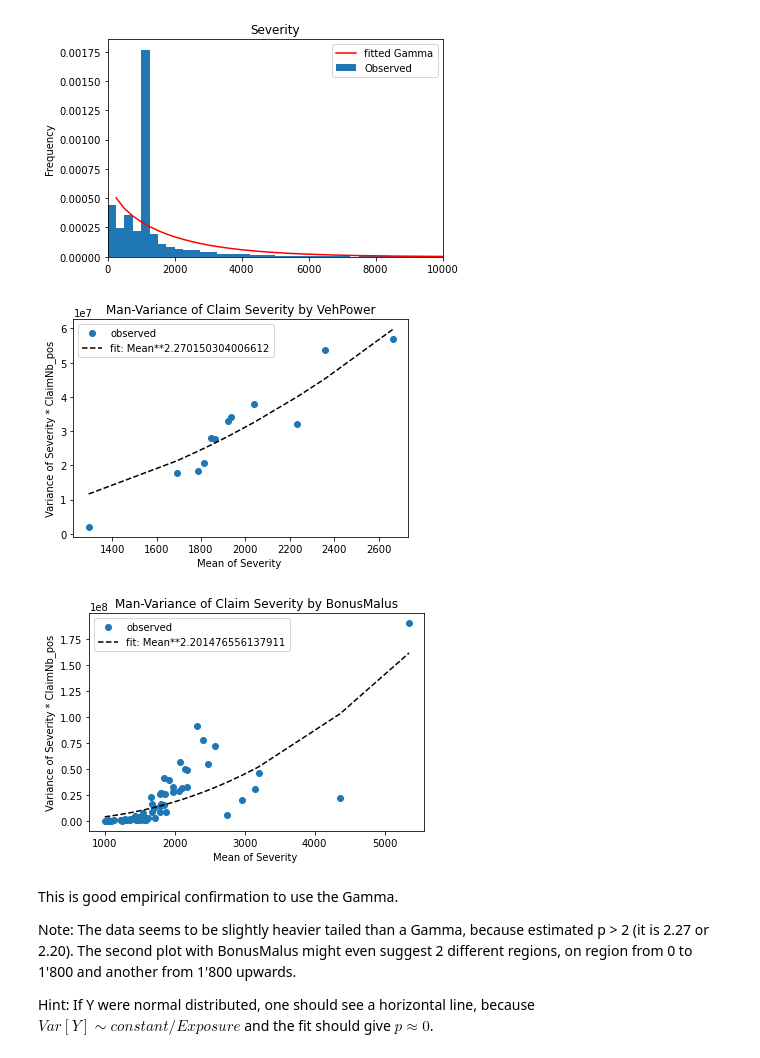
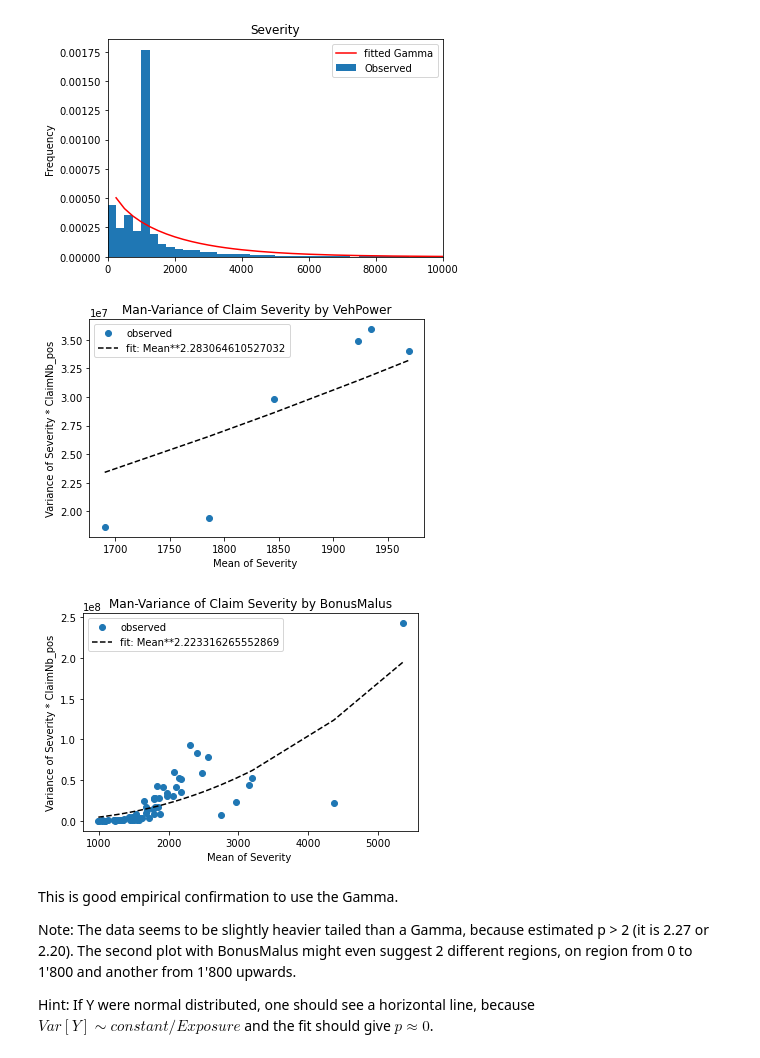
Before and after one commit to Quantco/glum, a Jupyter notebook: docs/tutorials/glm_french_motor_tutorial/glm_french_motor.ipynb, the cells around one changed output. Cells and saved outputs as stored; diff of their text form; code cells hidden in the pictures.

```diff
--- a/docs/tutorials/glm_french_motor_tutorial/glm_french_motor.ipynb
+++ b/docs/tutorials/glm_french_motor_tutorial/glm_french_motor.ipynb
@@ -227,0 +54,3 @@ Deprecated in NumPy 1.20; for more details and guidance: https://numpy.org/devdo
+# %%
+df = load_transform()
+df.describe()
@@ -335,3 +84,0 @@ def gen_col_trans(drop=True, standardize=False):
-# %%
-col_trans_GLM1, col_trans_GLM1_names = gen_col_trans(drop=True, standardize=False)
-col_trans_GLM1.fit(df);
@@ -401,12 +135,16 @@ Next, we want to check the mean-variance relationship of the Poisson distributio
 # Plot estimates Var[Y] vs E[Y]/Exposure
 # Note: We group by VehPower in order to have different E[Y].
 
+
 def my_agg(x):
     """See https://stackoverflow.com/q/44635626"""
+    x_freq = x['Freq']
+    x_expos = x['Exposure']
+    n = x_freq.shape[0]
     names = {
-        'Freq_mean': np.average(x['Freq'], weights=x['Exposure']),
-        'Freq_var': var_weighted(x['Freq'], weights=x['Exposure'], method=2),
-        'Exposure_sum': x['Exposure'].sum()
+        'Freq_mean': np.average(x_freq, weights=x_expos),
+        'Freq_var': 1/(n-1) * np.sum((x_expos/np.sum(x_expos)) * (x_freq-np.average(x_freq, weights=x_expos))**2),
+        'Exposure_sum': x_expos.sum()
     }
     return pd.Series(names, index=['Freq_mean', 'Freq_var', 'Exposure_sum'])
 
@@ -709,44 +312,47 @@ plt.xlim(left=0, right = 1e4);
 
 def my_agg(x):
     """See https://stackoverflow.com/q/44635626"""
+    x_sev = x['Sev']
+    x_cnb = x['ClaimNb_pos']
+    n = x_sev.shape[0]
     names = {
-        'Sev_mean': np.average(x['Sev'], weights=x['ClaimNb_pos']),
-        'Sev_var': var_weighted(x['Sev'], weights=x['ClaimNb_pos'], method=1),
-        'ClaimNb_pos_sum': x['ClaimNb_pos'].sum()
+        'Sev_mean': np.average(x_sev, weights=x_cnb),
+        'Sev_var': 1/(n-1) * np.sum((x_cnb/np.sum(x_cnb)) * (x_sev-np.average(x_sev, weights=x_cnb))**2),
+        'ClaimNb_pos_sum': x_cnb.sum()
     }
     return pd.Series(names, index=['Sev_mean', 'Sev_var', 'ClaimNb_pos_sum'])
 
 for col in ['VehPower', 'BonusMalus']:
     claims = df.groupby(col)['ClaimNb_pos'].sum()
     df_plot = (df.loc[df[col].isin(claims[claims >= 4].index), :]
                .query('ClaimNb_pos > 0')
                .assign(Sev = lambda x: x['ClaimAmountCut']/x['ClaimNb_pos'])
                .groupby(col)
                .apply(my_agg)
               )
 
     plt.plot(df_plot['Sev_mean'], df_plot['Sev_var'] * df_plot['ClaimNb_pos_sum'], '.',
              markersize=12, label='observed')
 
     # fit: mean**p/claims
     p = optimize.curve_fit(lambda x, p: np.power(x, p),
                            df_plot['Sev_mean'].values,
                            df_plot['Sev_var'] * df_plot['ClaimNb_pos_sum'],
                            p0 = [2])[0][0]
     df_fit = pd.DataFrame({'x': df_plot['Sev_mean'],
                            'y': np.power(df_plot['Sev_mean'], p)})
     df_fit = df_fit.sort_values('x')
 
     plt.plot(df_fit.x, df_fit.y,
              'k--', label='fit: Mean**{}'.format(p))
     plt.xlabel('Mean of Severity ')
     plt.ylabel('Variance of Severity * ClaimNb_pos')
     plt.legend()
     plt.title('Man-Variance of Claim Severity by {}'.format(col))
     plt.show()
 # %% [output]
-[figure, old version]
+[figure, new version]
-[figure, old version]
+[figure, new version]
 # %% [markdown]
 This is good empirical confirmation to use the Gamma.
 
```
Also changed, not shown: parts of 60 cells of this notebook, 1 other file.
